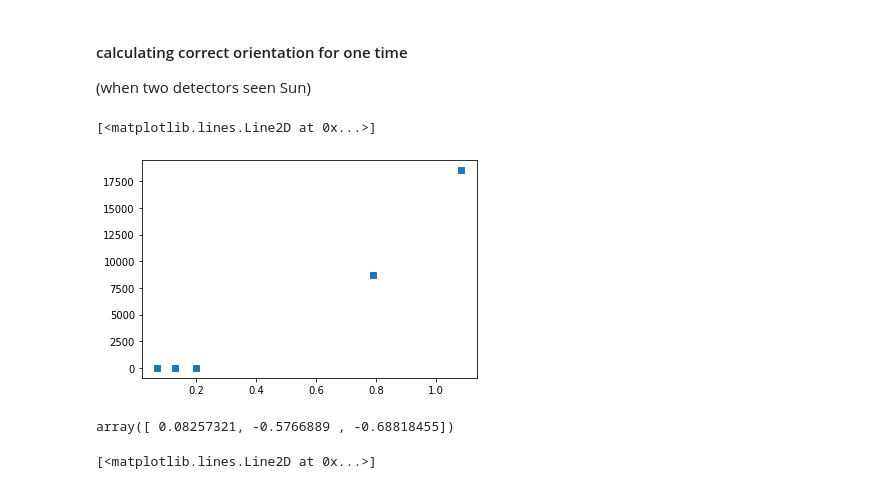
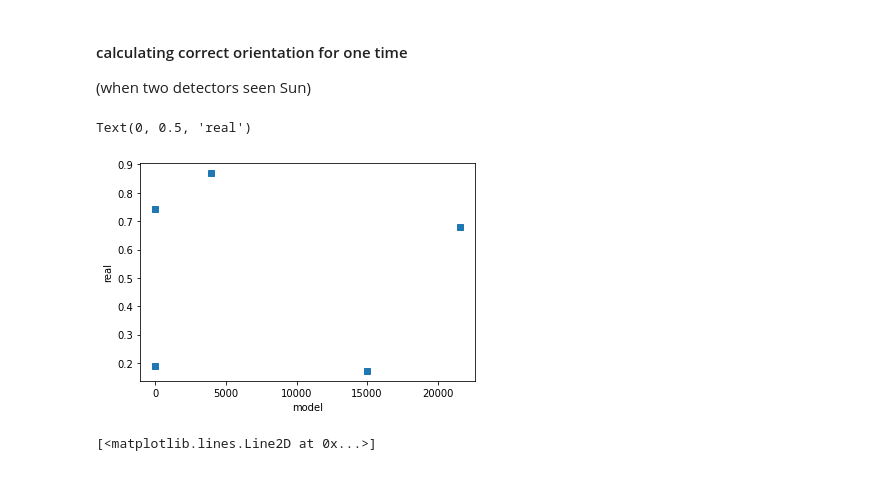
Before and after one commit to limu007/cube, a Jupyter notebook: Attitude_october.ipynb, the cells around one changed output. Saved outputs shown, nothing was run; the diff lists cells and outputs as text; code cells hidden in the pictures.

Commit message:
Final plotting

```diff
--- a/Attitude_october.ipynb
+++ b/Attitude_october.ipynb
@@ -1012,3 +1166,4 @@ minfun(pfin1)
 # %%
-op.fmin(minfun,pfind)
+pfinex2=op.fmin(exfun2,pfinx)
+pfinex2
 # %% [output]
@@ -1101,9 +1261,16 @@ i=10
 vsel=phi_fun(*pfind)[i]
 #sun1=simu_sun(vsel,aliad[i])
 #sun1
-wsel=slice(None,110)
-bangs=phi_fun(*pfind)[wsel]
+wsel=slice(None,150)
+bangs=phi_fun(*pfinex2[:5])[wsel]
+bangs=phi_fun(*pout5[:5])[wsel]
+
+dphi,dtheta=pout5[-2:]
+zaxis=[np.cos(dphi)*np.sin(dtheta),np.sin(dphi)*np.sin(dtheta),np.cos(dtheta)]
+aliad=[triad(m,zaxis) for m in mbody]
+
 simu_all=np.array([simu_sun(p,aliad[i]) for i,p in enumerate(bangs)]).T
 
-sel_real=((np.array(irsens2)>0.45).sum(0)>1)[wsel]
+sel_real=((np.array(irsens22)>0.45).sum(0)>1)[wsel]
 sel_simu=(simu_all>0.45).sum(0)>1
+sum(sel_real),sum(sel_simu),sum(sel_real*sel_simu)
@@ -1117,10 +1286,10 @@ pl.figure(figsize=(12,10))
 inlim=0.4
 for i in range(5):
     pl.subplot(3,2,i+1)
-    bad=((simu_all[i]/sens_amp)<inlim)*(irsens2[i,wsel]<inlim)
-    nx,ny=simu_all[i][bad]/sens_amp,irsens2[i,wsel][bad]
+    bad=((simu_all[i]/sens_amp)<inlim)*(irsens22[i,wsel]<inlim)
+    nx,ny=simu_all[i][bad]/sens_amp,irsens22[i,wsel][bad]
     pl.plot(nx,ny,'+')
-    nx,ny=simu_all[i][bad==False]/sens_amp,irsens2[i,wsel][bad==False]
+    nx,ny=simu_all[i][bad==False]/sens_amp,irsens22[i,wsel][bad==False]
     pl.plot(nx,ny,'+')
     pl.title(mok.columns[irpos[i]])
     pl.ylabel('real')
@@ -1128,0 +1379,8 @@ for i in range(5):
+# %%
+wsel=slice(None,145,None)
+bangs=phi_fun(*pfinex2[:5])[wsel]
+simu_all=np.array([simu_sun(p,aliad[i]) for i,p in enumerate(bangs)]).T
+sel_real=((np.array(irsens22)>0.40).sum(0)>1)[wsel]
+sel_simu=(simu_all>0.1).sum(0)>1
+delta_sel=(sel_real*sel_simu)
+sum(delta_sel),sum(sel_real)
@@ -1148,16 +1484,17 @@ pl.legend("x+ x- y+ y- z-".split())
 # %%
 sel_both=np.where(sel_real*sel_simu)[0]
 i=sel_both[3]
 #time dt2[i]
-pl.plot(irsens2[:,i],simu_all[:,i],'s')
+pl.plot(simu_all[:,i],irsens2[:,i],'s')
+pl.xlabel("model")
+pl.ylabel("real")
 # %% [output]
-[<matplotlib.lines.Line2D at 0x...>]
+Text(0, 0.5, 'real')
-[figure, old version]
+[figure, new version]
 # %%
-mbody[i]
-mag_inter(dt2[i])
+mag_calc=[mag_inter(v) for v in dt2]
+save_data=[dt2,sat_coords,mag_calc,mbody,irsens22,angle2]
+np.savez("att_oct_data.npz",dt2=dt2,sat_coords=sat_coords,mag_calc=mag_calc,mag_meas=mbody,sun_meas=irsens22,angle=angle2,sun_vec=sunvec_apy)
-# %% [output]
-array([ 0.08257321, -0.5766889 , -0.68818455])
 # %%
 cangs2=(mags[1:,:]*mags[:-1,:]).sum(1)/pomag[0]['total-intensity']**2
 pl.plot(cangs2)
```
Also changed, not shown: parts of 89 cells of this notebook, 1 other file.
